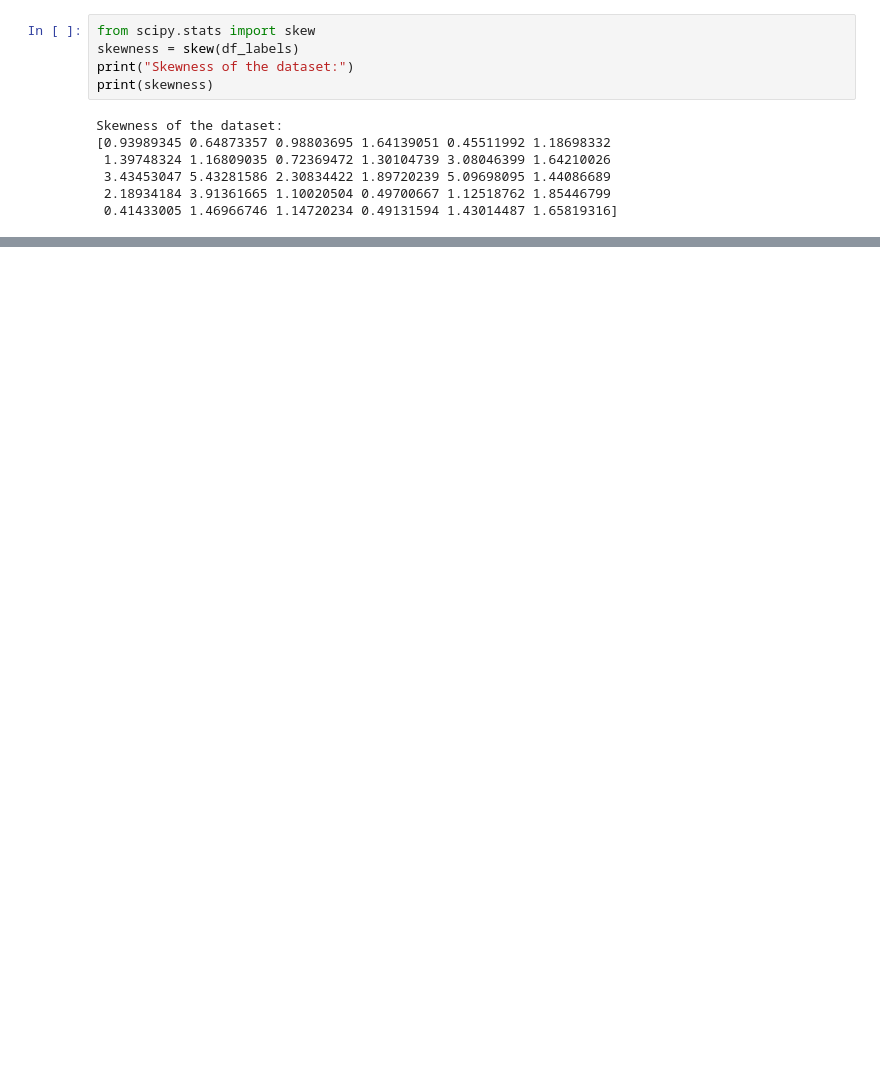
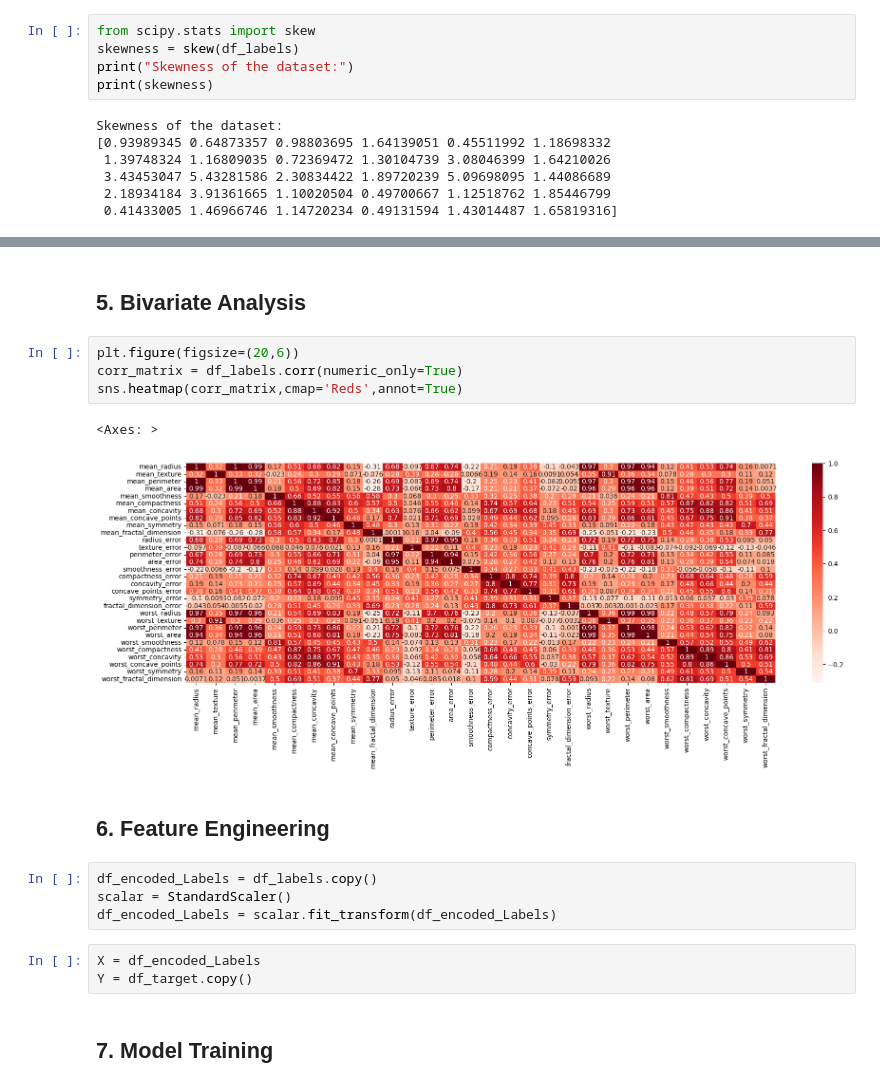
Before and after one commit to prajeeshr/MachineLearning, a Jupyter notebook: Supervised ML/LogisticRegression/BreastCancer Classification/dat.ipynb, the cells around one changed output, grey strips where cells are left out. Cells and saved outputs as stored; diff of their text form; blank space fills up the shorter version.

```diff
--- a/Supervised ML/LogisticRegression/BreastCancer Classification/dat.ipynb
+++ b/Supervised ML/LogisticRegression/BreastCancer Classification/dat.ipynb
@@ -138,0 +172,20 @@ Error:
+# %% [markdown]
+## 5. Bivariate Analysis
+# %%
+plt.figure(figsize=(20,6))
+corr_matrix = df_labels.corr(numeric_only=True)
+sns.heatmap(corr_matrix,cmap='Reds',annot=True)
+# %% [output]
+<Axes: >
+[figure, added]
+# %% [markdown]
+## 6. Feature Engineering
+# %%
+df_encoded_Labels = df_labels.copy()
+scalar = StandardScaler()
+df_encoded_Labels = scalar.fit_transform(df_encoded_Labels)
+# %%
+X = df_encoded_Labels
+Y = df_target.copy()
+# %% [markdown]
+## 7. Model Training
```
Also changed, not shown: parts of 15 cells of this notebook.
